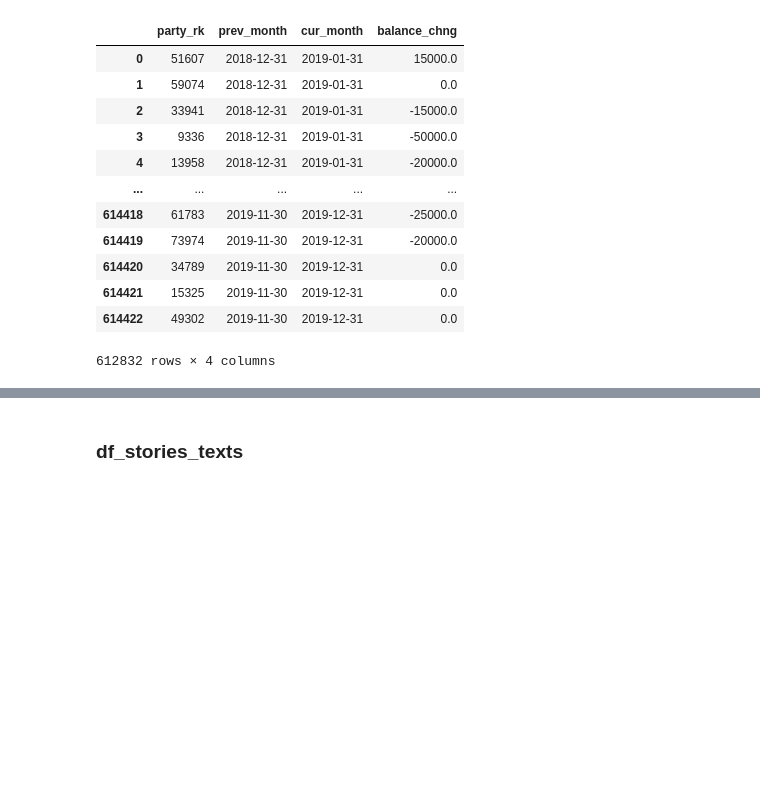
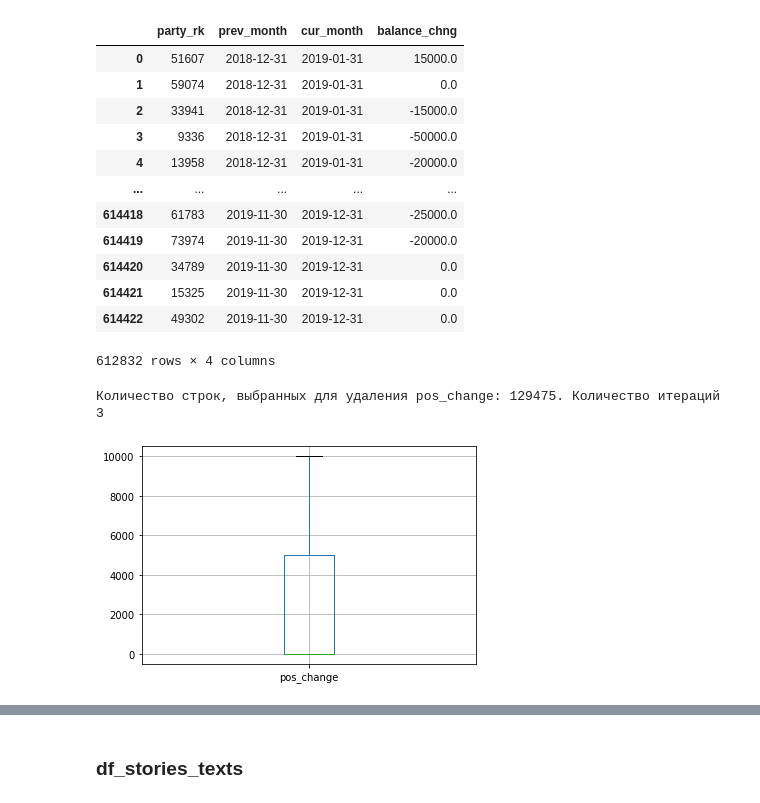
Before and after one commit to Stuksus/Hakaton_Finodays, a Jupyter notebook: temp_version.ipynb, the cells around one changed output, grey strips where cells are left out. Cells and saved outputs as stored; diff of their text form; code cells hidden in the pictures; blank space fills up the shorter version.

```diff
--- a/temp_version.ipynb
+++ b/temp_version.ipynb
@@ -516,3 +551,13 @@ df_balance
 | 614421 | 15325 | 2019-11-30 | 2019-12-31 | 0.0 |
 | 614422 | 49302 | 2019-11-30 | 2019-12-31 | 0.0 |
 612832 rows × 4 columns
+# %%
+df_balance['pos_change'] = df_balance['balance_chng'].apply(lambda x: x if x>= 0 else x * -1)
+# %%
+df_balance,_,len_out = removing_outliers('pos_change',df_balance,alpha=1.5)
+# %% [output]
+Количество строк, выбранных для удаления pos_change: 129475. Количество итераций 3
+# %%
+df_balance.boxplot(['pos_change']);
+# %% [output]
+[figure, added]
```
Also changed, not shown: parts of 7 cells of this notebook.
